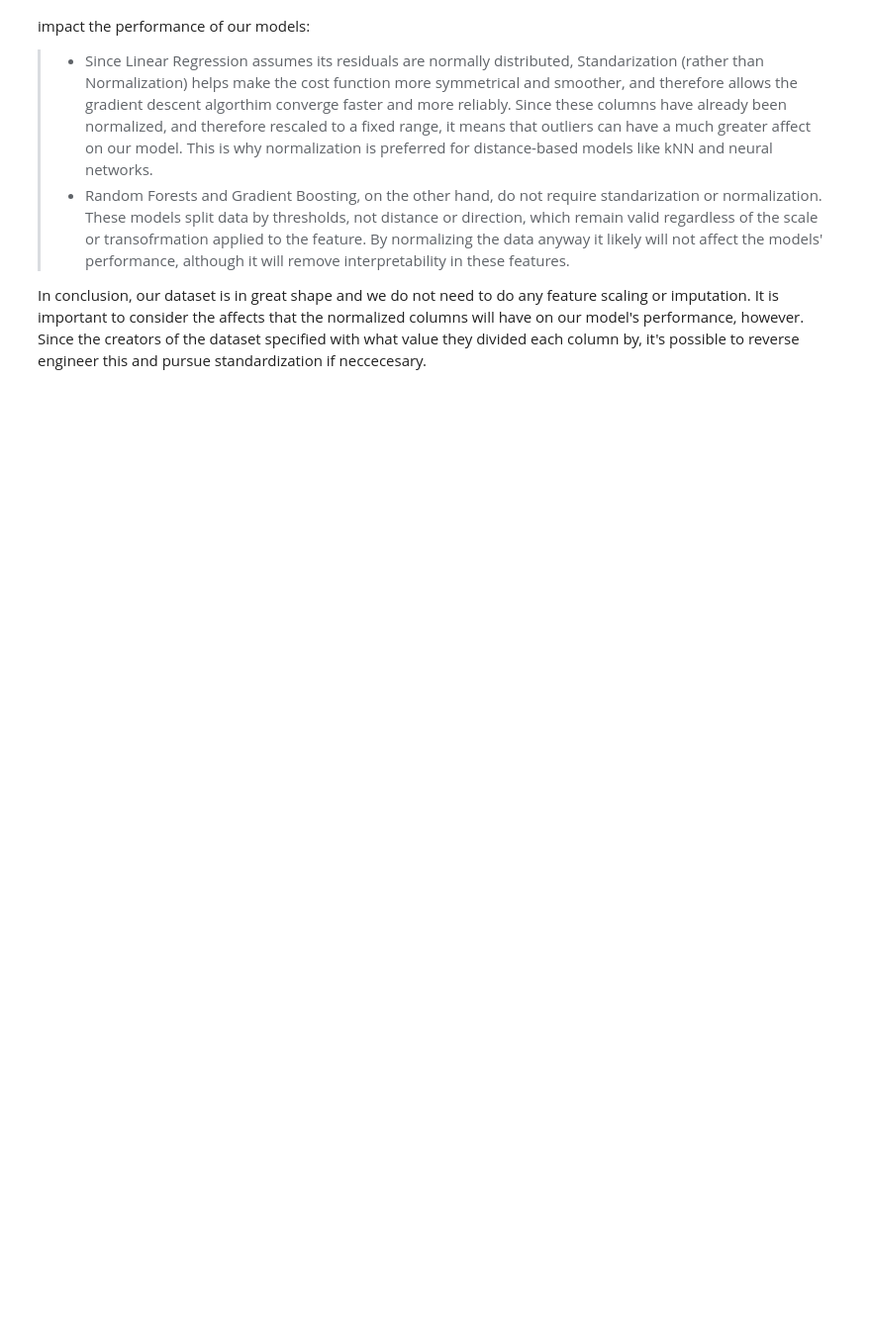
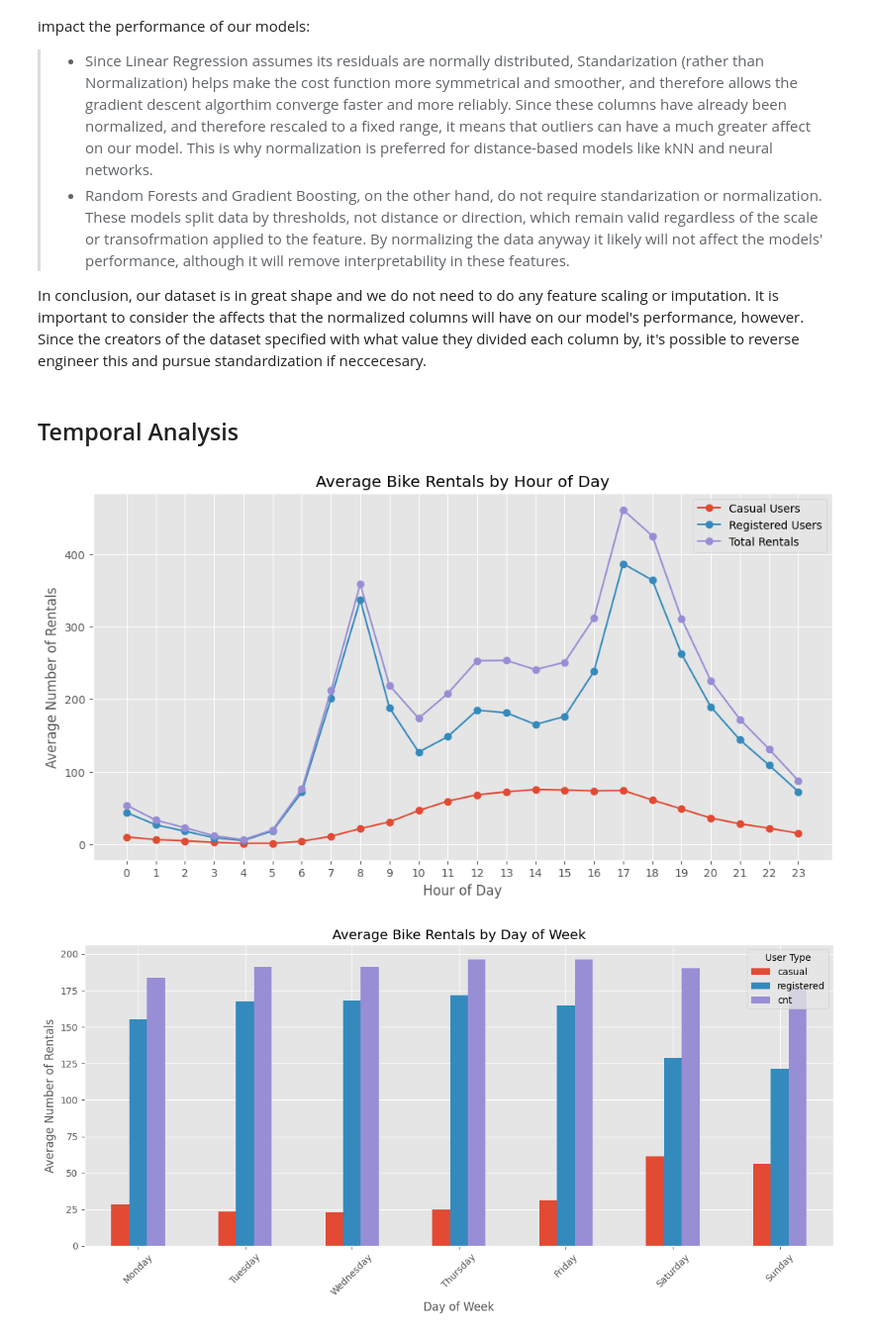
Before and after one commit to boris-gans/ML-fundamentals-2025, a Jupyter notebook: assignment_2/assignment_2_boris_gans.ipynb, the cells around one changed output. Shown: that part at 99% size. Saved outputs shown, nothing was run; the diff lists cells and outputs as text; code cells hidden in the pictures; blank space fills up the shorter version.

Commit message:
temporal analysis

```diff
--- a/assignment_2/assignment_2_boris_gans.ipynb
+++ b/assignment_2/assignment_2_boris_gans.ipynb
@@ -19,6 +19,7 @@ from sklearn.metrics import confusion_matrix, classification_report
 from category_encoders import BinaryEncoder
 from imblearn.over_sampling import ADASYN
 from collections import Counter
+plt.style.use('ggplot')
 # %% [markdown]
 # Task 1: EDA
 Load the dataset
@@ -119,3 +120,76 @@ The creators of this dataset pursued normalization, rather than standarization,
 >- Random Forests and Gradient Boosting, on the other hand, do not require standarization or normalization. These models split data by thresholds, not distance or direction, which remain valid regardless of the scale or transofrmation applied to the feature. By normalizing the data anyway it likely will not affect the models' performance, although it will remove interpretability in these features.
 
 In conclusion, our dataset is in great shape and we do not need to do any feature scaling or imputation. It is important to consider the affects that the normalized columns will have on our model's performance, however. Since the creators of the dataset specified with what value they divided each column by, it's possible to reverse engineer this and pursue standardization if neccecesary.
+# %% [markdown]
+## Temporal Analysis
+# %%
+# HOURLY ANALYSIS
+hourly_data = data.groupby('hr')[['casual', 'registered', 'cnt']].mean()
+plt.figure(figsize=(12, 6))
+plt.plot(hourly_data.index, hourly_data['casual'], 'o-', label='Casual Users')
+plt.plot(hourly_data.index, hourly_data['registered'], 'o-', label='Registered Users')
+plt.plot(hourly_data.index, hourly_data['cnt'], 'o-', label='Total Rentals')
+plt.xlabel('Hour of Day')
+plt.ylabel('Average Number of Rentals')
+plt.title('Average Bike Rentals by Hour of Day')
+plt.legend()
+plt.grid(True)
+plt.xticks(range(0, 24))
+plt.show()
+
+# DAY OF WEEK ANALYSIS
+weekday_names = {
+    0: 'Sunday', 1: 'Monday', 2: 'Tuesday', 3: 'Wednesday', 4: 'Thursday', 5: 'Friday', 6: 'Saturday'
+}
+data['weekday_name'] = data['weekday'].map(weekday_names)
+weekday_data = data.groupby('weekday_name')[['casual', 'registered', 'cnt']].mean()
+weekday_data = weekday_data.reindex(['Monday', 'Tuesday', 'Wednesday', 'Thursday', 'Friday', 'Saturday', 'Sunday'])
+
+plt.figure(figsize=(12, 6))
+weekday_data.plot(kind='bar', ax=plt.gca())
+plt.xlabel('Day of Week')
+plt.ylabel('Average Number of Rentals')
+plt.title('Average Bike Rentals by Day of Week')
+plt.legend(title='User Type')
+plt.xticks(rotation=45)
+plt.tight_layout()
+plt.show()
+
+# MONTHLY ANALYSIS
+month_names = {1: 'Jan', 2: 'Feb', 3: 'Mar', 4: 'Apr', 5: 'May', 6: 'Jun',
+              7: 'Jul', 8: 'Aug', 9: 'Sep', 10: 'Oct', 11: 'Nov', 12: 'Dec'}
+data['month_name'] = data['mnth'].map(month_names)
+monthly_data = data.groupby('month_name')[['casual', 'registered', 'cnt']].mean()
+monthly_data = monthly_data.reindex(['Jan', 'Feb', 'Mar', 'Apr', 'May', 'Jun',
+                                   'Jul', 'Aug', 'Sep', 'Oct', 'Nov', 'Dec'])
+
+plt.figure(figsize=(12, 6))
+monthly_data.plot(kind='line', marker='o', ax=plt.gca())
+plt.xlabel('Month')
+plt.ylabel('Average Number of Rentals')
+plt.title('Average Bike Rentals by Month')
+plt.legend(title='User Type')
+plt.grid(True)
+plt.tight_layout()
+plt.show()
+
+# SEASONAL ANALYSIS
+season_names = {1: 'Spring', 2: 'Summer', 3: 'Fall', 4: 'Winter'}
+data['season_name'] = data['season'].map(season_names)
+
+seasonal_data = data.groupby('season_name')[['casual', 'registered', 'cnt']].mean()
+# Reorder the index to follow seasonal order
+seasonal_data = seasonal_data.reindex(['Spring', 'Summer', 'Fall', 'Winter'])
+
+plt.figure(figsize=(12, 6))
+seasonal_data.plot(kind='bar', ax=plt.gca())
+plt.xlabel('Season')
+plt.ylabel('Average Number of Rentals')
+plt.title('Average Bike Rentals by Season')
+plt.legend(title='User Type')
+plt.xticks(rotation=45)
+plt.tight_layout()
+plt.show()
+# %% [output]
+[figure, added]
+[figure, added]
```
Also changed, not shown: parts of 1 cell of this notebook, 1 other file.
